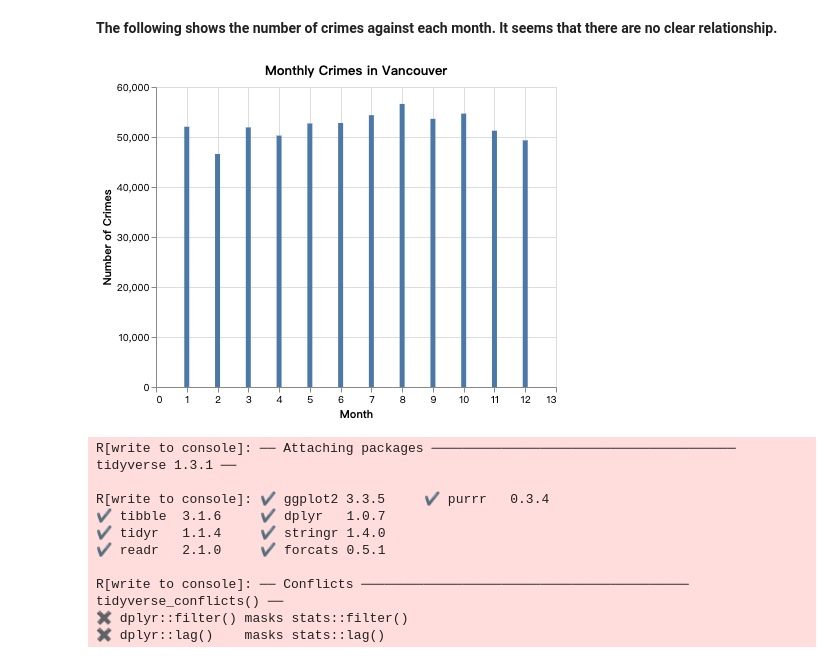
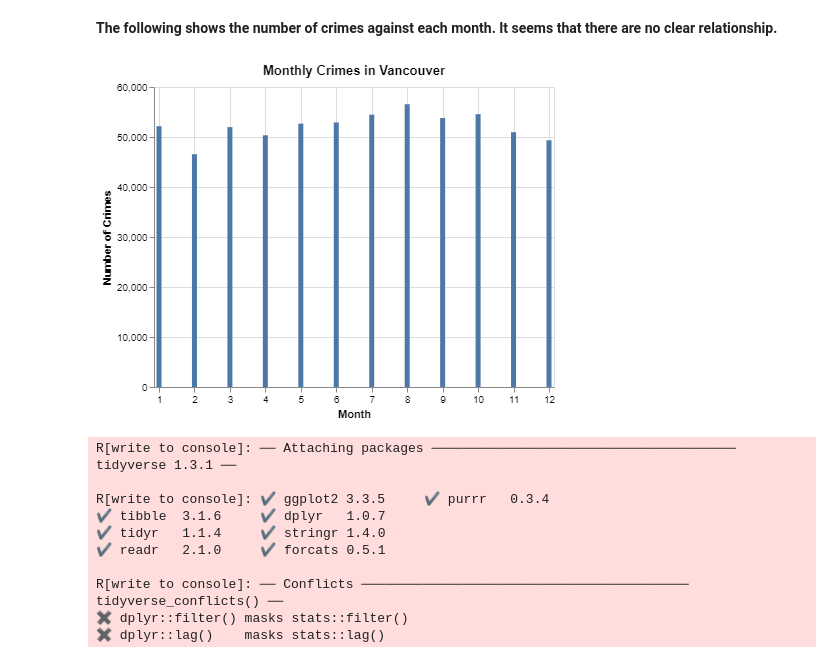
Before and after one commit to UBC-MDS/Crime_Prediction_Vancouver, a Jupyter notebook: src/Crime_in_Vancouver_eda.ipynb, the cells around one changed output. Cells and saved outputs as stored; diff of their text form; code cells hidden in the pictures.

```diff
--- a/src/Crime_in_Vancouver_eda.ipynb
+++ b/src/Crime_in_Vancouver_eda.ipynb
@@ -135,10 +135,10 @@ alt.Chart(train_df, title="Hour of Crimes in Vancouver").mark_bar(clip=True).enc
 **The following shows the number of crimes against each month. It seems that there are no clear relationship.**
 # %%
 alt.Chart(train_df, title='Monthly Crimes in Vancouver').mark_bar(clip=True).encode(
-    x=alt.X('MONTH', title='Month'),
+    x=alt.X('MONTH', title='Month', scale=alt.Scale(domain=(1, 12))),
     y=alt.Y('count()', title='Number of Crimes'))
 # %% [output]
-[figure, old version]
+[figure, new version]
 # %%
 %load_ext rpy2.ipython
 # %%
```
Also changed, not shown: parts of 4 cells of this notebook.
